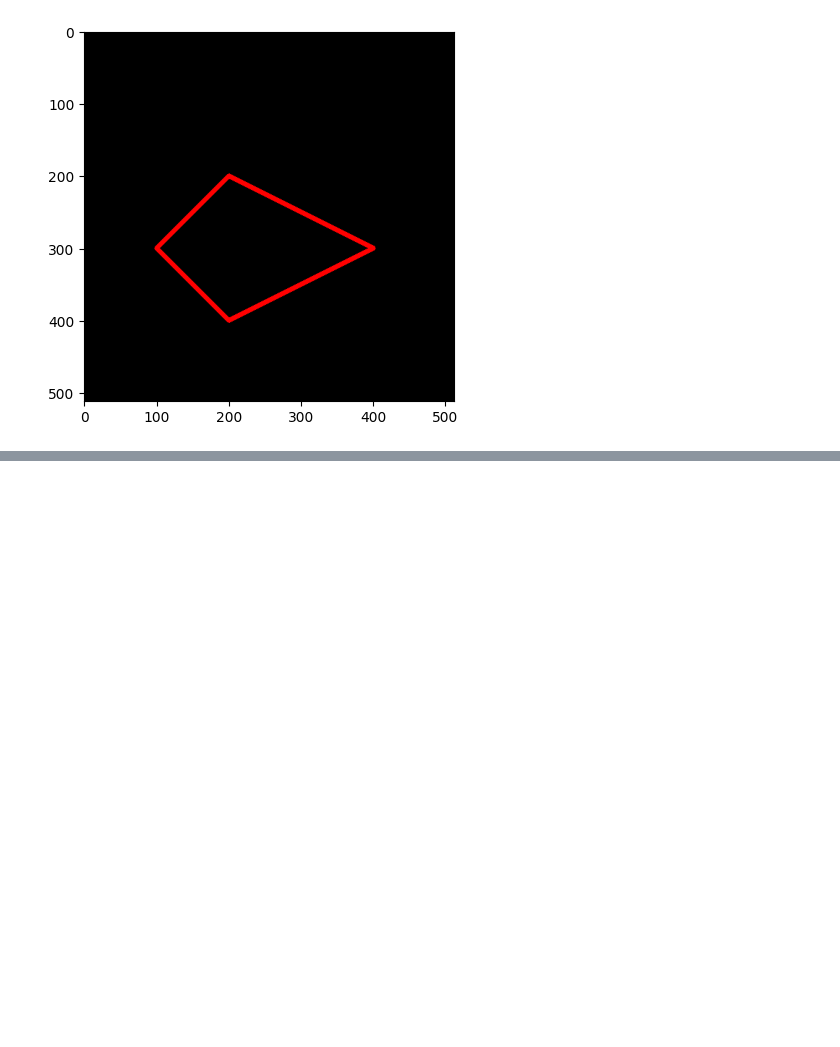
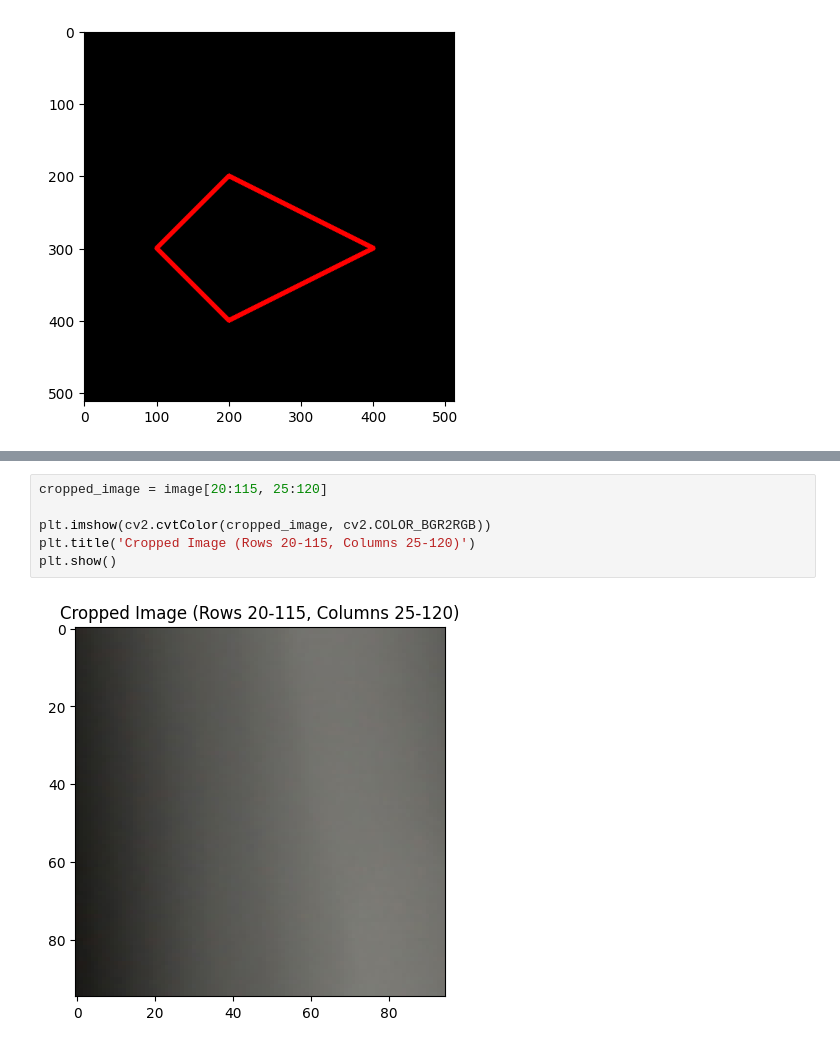
Before and after one commit to reysilvaa/PCVK, a Jupyter notebook: week2.ipynb, the cells around one changed output, grey strips where cells are left out. Drawn from its saved outputs; the diff is of its cells as text; blank space fills up the shorter version.

```diff
--- a/week2.ipynb
+++ b/week2.ipynb
@@ -146,0 +190,8 @@ plt.imshow(black_img2)
+# %%
+cropped_image = image[20:115, 25:120]
+
+plt.imshow(cv2.cvtColor(cropped_image, cv2.COLOR_BGR2RGB))
+plt.title('Cropped Image (Rows 20-115, Columns 25-120)')
+plt.show()
+# %% [output]
+[figure, added]
```
Also changed, not shown: parts of 13 cells of this notebook.
